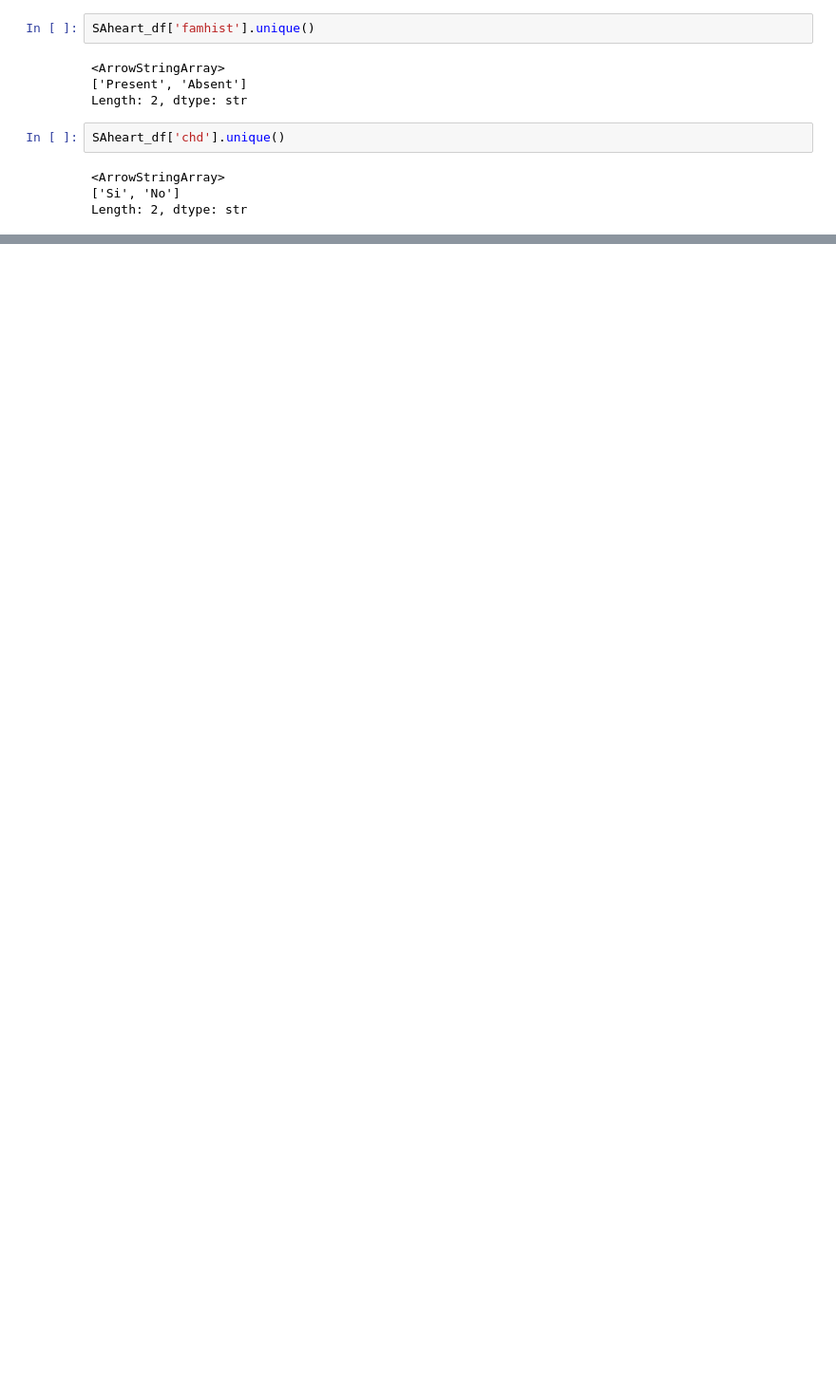
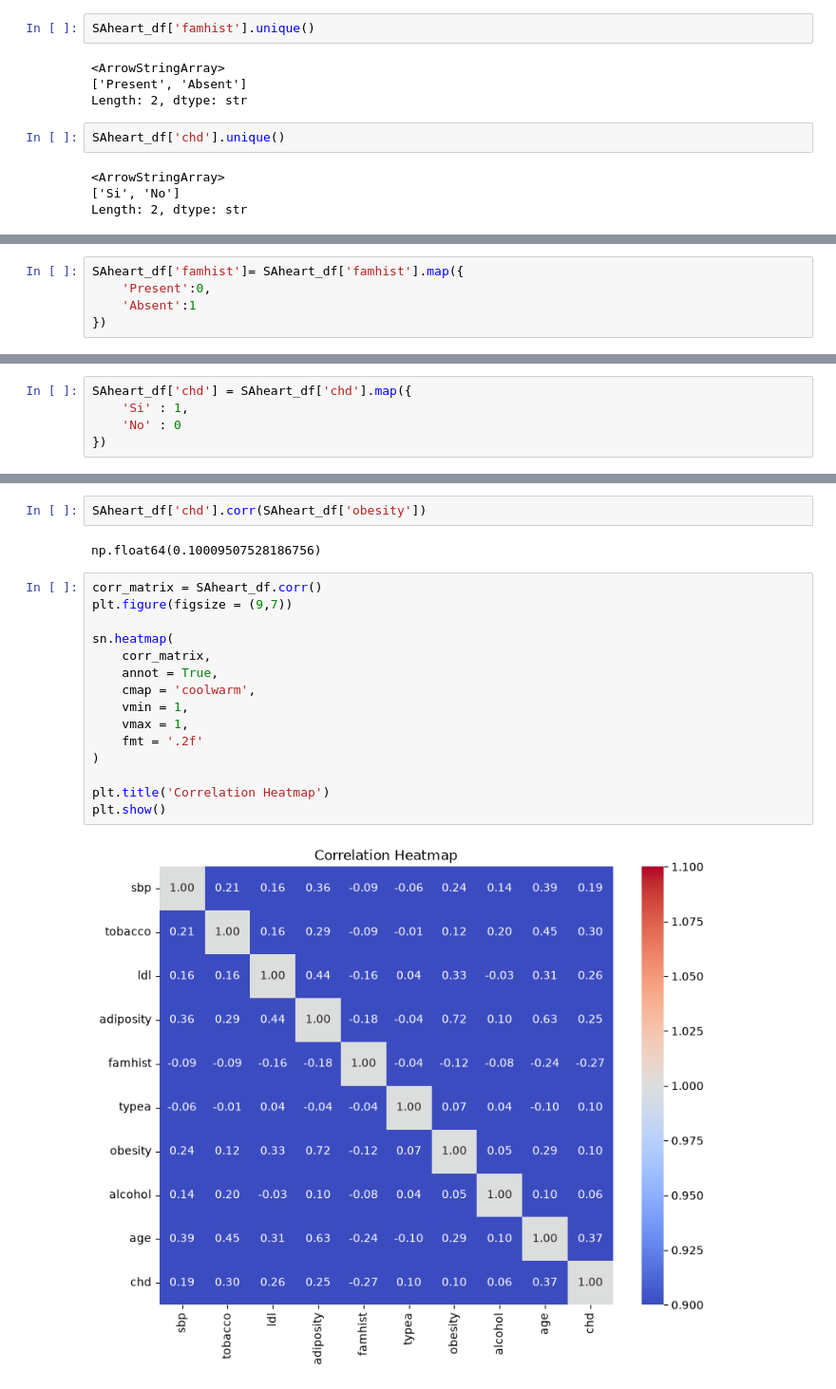
Before and after one commit to atultiwari01/ML_Learning, a Jupyter notebook: Assignment_SAheart.ipynb, the cells around one changed output, grey strips where cells are left out. Shown at 95% size. Drawn from its saved outputs; the diff is of its cells as text; blank space fills up the shorter version.

```diff
--- a/Assignment_SAheart.ipynb
+++ b/Assignment_SAheart.ipynb
@@ -70,0 +96,5 @@ Length: 2, dtype: str
+# %%
+SAheart_df['famhist']= SAheart_df['famhist'].map({
+    'Present':0,
+    'Absent':1
+})
@@ -70,0 +116,5 @@ Length: 2, dtype: str
+# %%
+SAheart_df['chd'] = SAheart_df['chd'].map({
+    'Si' : 1,
+    'No' : 0
+})
@@ -70,0 +145,21 @@ Length: 2, dtype: str
+# %%
+SAheart_df['chd'].corr(SAheart_df['obesity'])
+# %% [output]
+np.float64(0.10009507528186756)
+# %%
+corr_matrix = SAheart_df.corr()
+plt.figure(figsize = (9,7))
+
+sn.heatmap(
+    corr_matrix,
+    annot = True,
+    cmap = 'coolwarm',
+    vmin = 1,
+    vmax = 1,
+    fmt = '.2f'
+)
+
+plt.title('Correlation Heatmap')
+plt.show()
+# %% [output]
+[figure, added]
```
Also changed, not shown: parts of 15 cells of this notebook.
